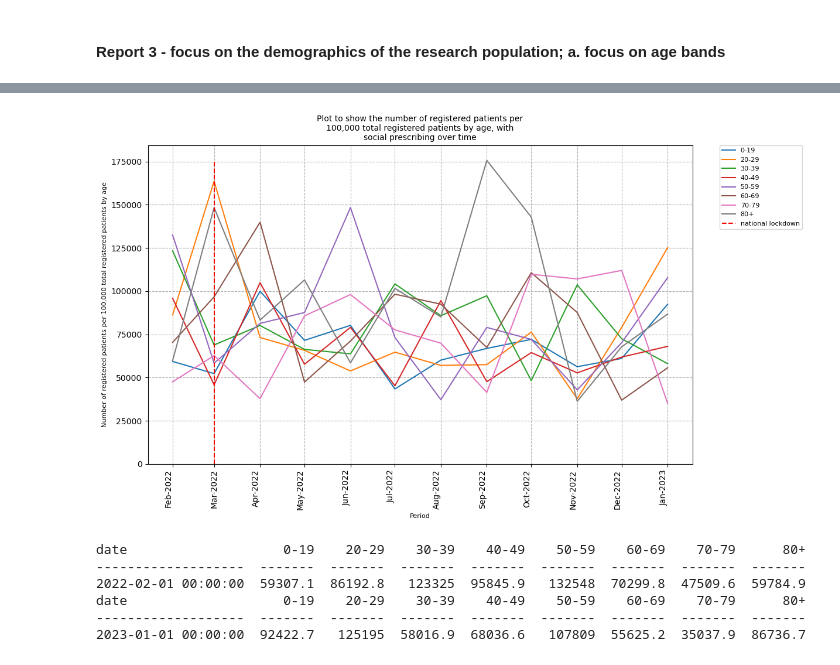
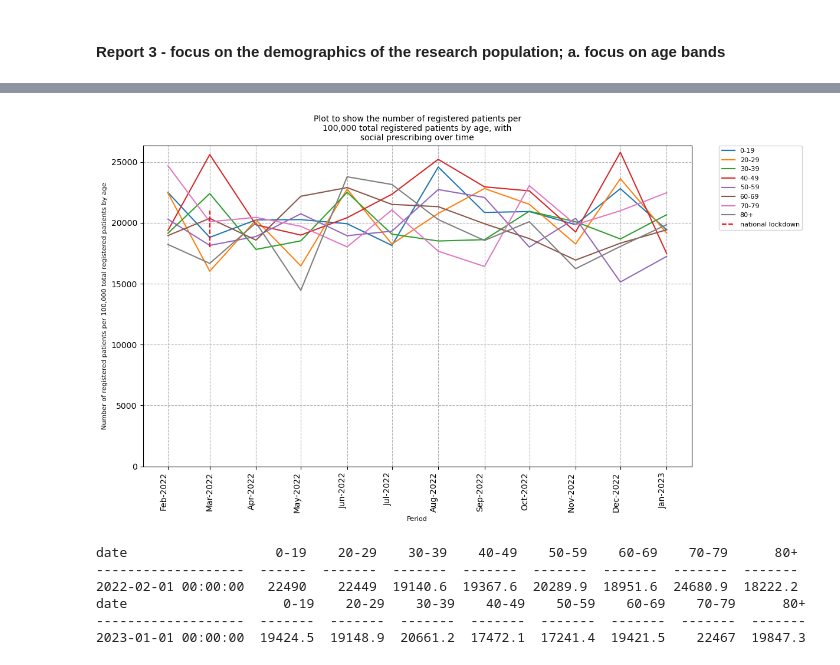
Before and after one commit to opensafely/dfms-covid19, a Jupyter notebook: analysis/report_3a_demograhics_age.ipynb, the cells around one changed output, grey strips where cells are left out. Saved outputs shown, nothing was run; the diff lists cells and outputs as text; code cells hidden in the pictures.

Commit message:
correction to weighted plots calculation

```diff
--- a/analysis/report_3a_demograhics_age.ipynb
+++ b/analysis/report_3a_demograhics_age.ipynb
@@ -241,47 +241,47 @@ Jan-23   13.03    11.78    12.13    13.93    11.53    13.58    11.93  12.08
 # %%
-df1 = df.assign(weighted_research_population=lambda x: x.research_population / (x.population / 100000))
-df2 = df1.groupby(['date', 'age_band']).weighted_research_population.sum().unstack()
+df1 = df.assign(weighted_population=lambda x: x.population / 100000)
+df2 = df1.groupby(['date', 'age_band']).research_population.sum().unstack() / df1.groupby(['date', 'age_band']).weighted_population.sum().unstack()
 
 fig = plt.figure(figsize=(12,8))
 ax = plt.subplot()
 
 months = mdates.MonthLocator()
 date_format = mdates.DateFormatter('%b-%Y')
 
 ax.xaxis.set_major_formatter(date_format)
 ax.xaxis.set_major_locator(months)
 fig.autofmt_xdate()
 ax.plot(df2)
 ax.set_xlabel('Period', fontsize=8)
 ax.set_ylabel('Number of registered patients per 100,000 total registered patients by age', fontsize=8)
 plt.vlines(
         x=[pd.to_datetime(covid)],
         ymin=18000,
         ymax=21000,
         colors="red",
         ls="--",
         label="national lockdown",
     )
 plt.ylim(ymin=0)
 plt.xticks(rotation=90)
 title = 'Plot to show the number of registered patients per 100,000 total registered patients by age, with social prescribing over time'
 plt.title('\n'.join(wrap(title,50)), fontsize=10)
 plt.legend(labels= ["0-19", "20-29", "30-39", "40-49", "50-59", "60-69", "70-79", "80+", "national lockdown"], bbox_to_anchor=(1.05, 1), loc='upper left', borderaxespad=0, fontsize=8)
 plt.grid(linestyle="dashed")
 plt.savefig(f"../output/measure_social_prescribing_age_weighted_plot.png", bbox_inches='tight', dpi=150)
 plt.show()
 # %% [output]
-[figure, old version]
+[figure, new version]
 # %%
 print(tabulate(df2.iloc[:1], headers='keys', tablefmt = 'simple'))
 print(tabulate(df2.iloc[-1:], headers='keys', tablefmt = 'simple'))
 # %% [output]
+date                   0-19    20-29    30-39    40-49    50-59    60-69    70-79      80+
+-------------------  ------  -------  -------  -------  -------  -------  -------  -------
+2022-02-01 00:00:00   22490    22449  19140.6  19367.6  20289.9  18951.6  24680.9  18222.2
 date                    0-19    20-29    30-39    40-49    50-59    60-69    70-79      80+
 -------------------  -------  -------  -------  -------  -------  -------  -------  -------
-2022-02-01 00:00:00  59307.1  86192.8   123325  95845.9   132548  70299.8  47509.6  59784.9
-date                    0-19    20-29    30-39    40-49    50-59    60-69    70-79      80+
--------------------  -------  -------  -------  -------  -------  -------  -------  -------
-2023-01-01 00:00:00  92422.7   125195  58016.9  68036.6   107809  55625.2  35037.9  86736.7
+2023-01-01 00:00:00  19424.5  19148.9  20661.2  17472.1  17241.4  19421.5    22467  19847.3
 # %%
 data_measure_consultation_age_rate = pd.read_csv("../output/measure_compare_medications_by_age_band_socialrx_v_consultation_rate.csv", usecols=["date", "age_band", "with_medication", "with_social_prescribing", "with_consultation", "population", "research_population"], parse_dates=["date"])
 data_measure_consultation_age_rate = data_measure_consultation_age_rate.loc[data_measure_consultation_age_rate["with_consultation"] == 1, :]
```
Also changed, not shown: parts of 16 cells of this notebook, 3 other files.
